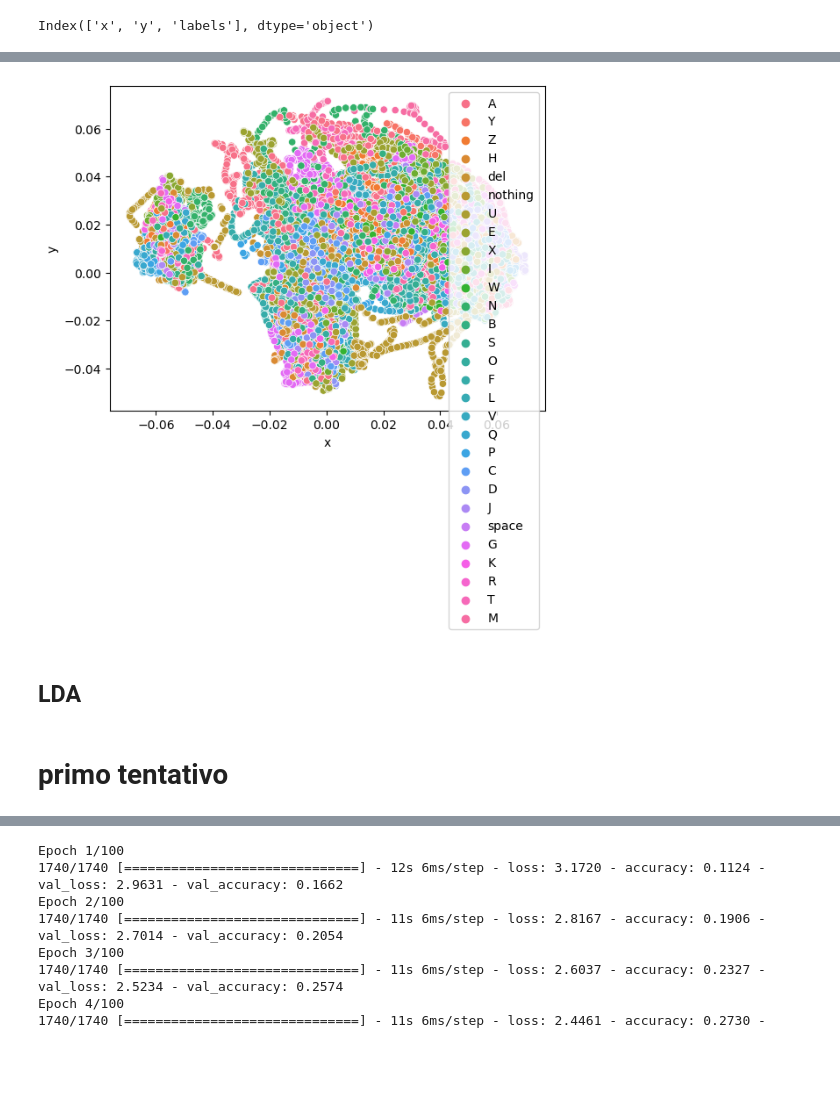
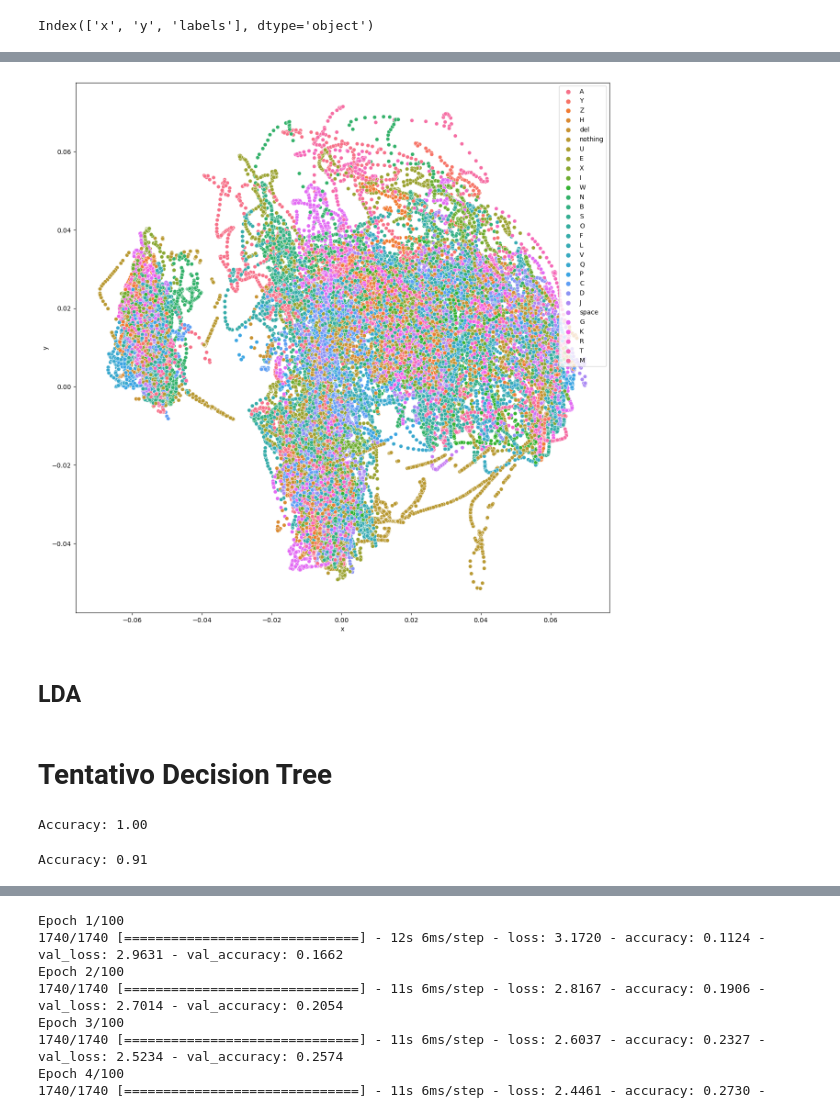
Before and after one commit to SteMor1/ASL_Live_Recognition, a Jupyter notebook: ProgettoML.ipynb, the cells around one changed output, grey strips where cells are left out. Drawn from its saved outputs; the diff is of its cells as text; code cells hidden in the pictures; blank space fills up the shorter version.

```diff
--- a/ProgettoML.ipynb
+++ b/ProgettoML.ipynb
@@ -259,12 +261,12 @@ df.head()
 | 3 | 0.021291 | 0.033344 | Z |
 | 4 | 0.018388 | 0.020552 | H |
 # %%
+plt.figure(figsize=(15, 15))
 sns.scatterplot(data=df,x="x",y="y", hue='labels')
-
 plt.legend()
 plt.show()
 # %% [output]
-[figure, old version]
+[figure, new version]
 # %% [markdown]
 ## LDA
 # %%
@@ -273,5 +275,5 @@ from sklearn.discriminant_analysis import LinearDiscriminantAnalysis
 
 clf = LinearDiscriminantAnalysis()
 clf.fit(train_images_vectorized , y_train)
-# %% [markdown]
-# primo tentativo
+# %% [markdown]
+# Tentativo Decision Tree
@@ -277,0 +282,14 @@ clf.fit(train_images_vectorized , y_train)
+# %%
+clf = DecisionTreeClassifier(random_state=42)
+
+# Addestra il modello
+clf.fit(train_images_vectorized, train_labels)
+
+# Predice i valori di test
+y_pred = clf.predict(train_images_vectorized)
+
+# Calcola l'accuratezza del modello
+accuracy = accuracy_score(train_labels, y_pred)
+print(f"Accuracy: {accuracy:.2f}")
+# %% [output]
+Accuracy: 1.00
@@ -277,0 +298,5 @@ clf.fit(train_images_vectorized , y_train)
+# %%
+accuracy = accuracy_score(val_labels, y_pred)
+print(f"Accuracy: {accuracy:.2f}")
+# %% [output]
+Accuracy: 0.91
```
Also changed, not shown: parts of 130 cells of this notebook, 1 other file.
